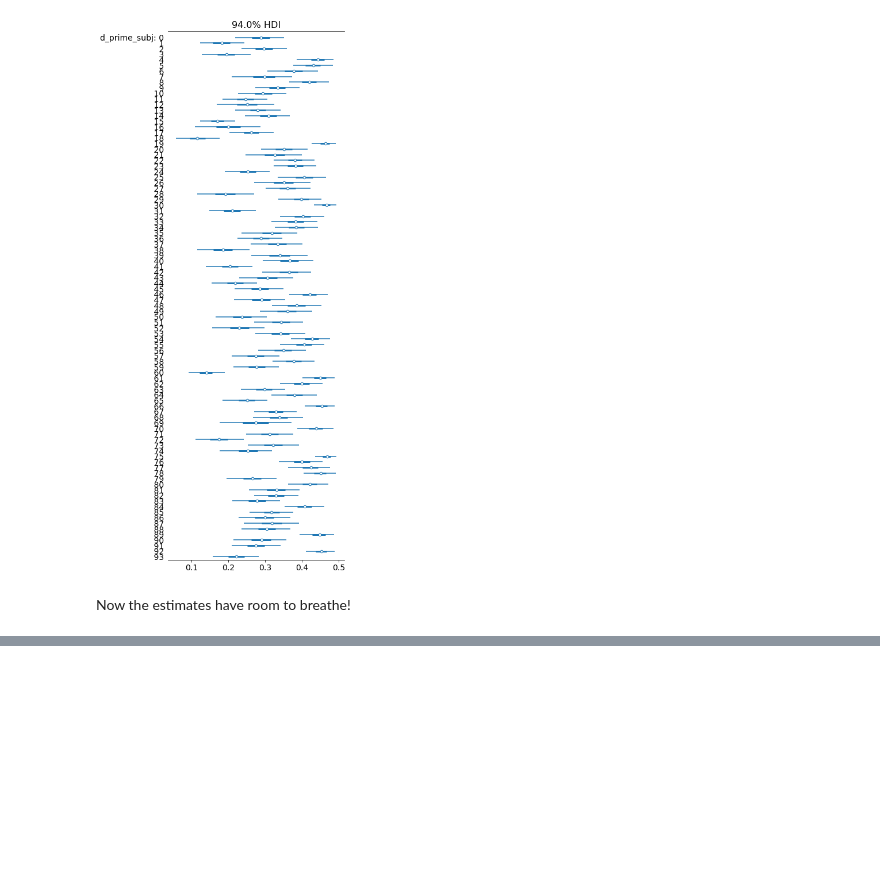
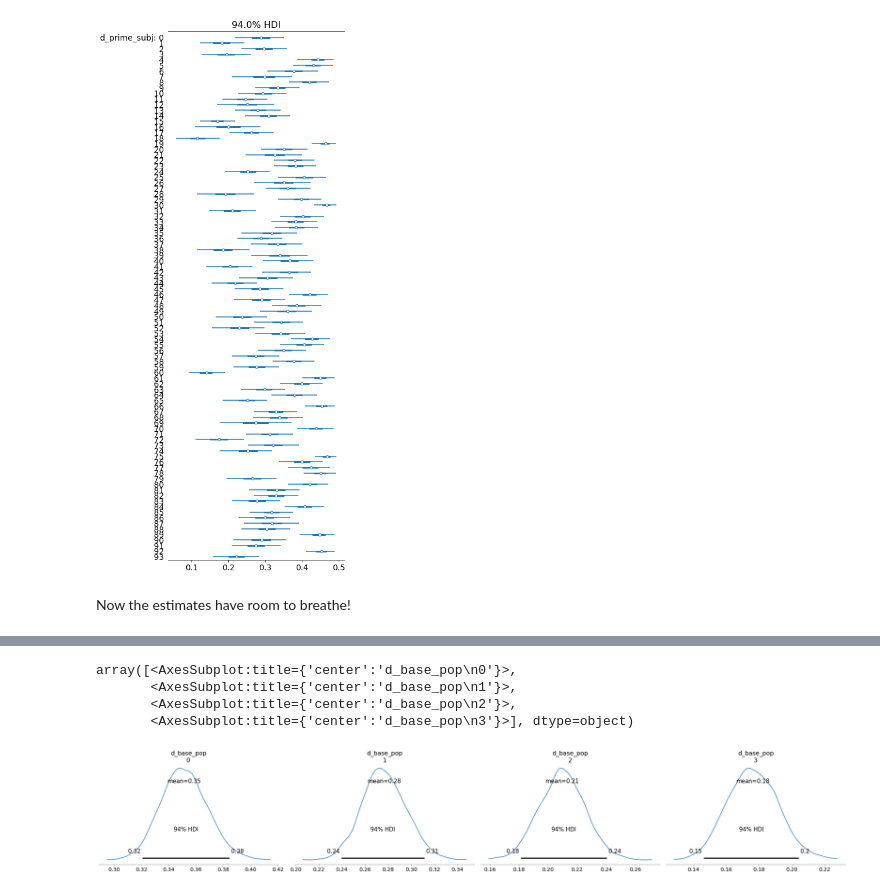
Before and after one commit to derekpowell/probjudge, a Jupyter notebook: exp1-modeling.ipynb, the cells around one changed output, grey strips where cells are left out. Drawn from its saved outputs; the diff is of its cells as text; code cells hidden in the pictures; blank space fills up the shorter version.

```diff
--- a/exp1-modeling.ipynb
+++ b/exp1-modeling.ipynb
@@ -558,0 +683,8 @@ Now the estimates have room to breathe!
+# %%
+az.plot_posterior(az_test, var_names = ["d_base_pop"], transform=lambda x: np.exp(-np.logaddexp(0, -x))/2.)
+# %% [output]
+array([<AxesSubplot:title={'center':'d_base_pop\n0'}>,
+       <AxesSubplot:title={'center':'d_base_pop\n1'}>,
+       <AxesSubplot:title={'center':'d_base_pop\n2'}>,
+       <AxesSubplot:title={'center':'d_base_pop\n3'}>], dtype=object)
+[figure, added]
```
Also changed, not shown: parts of 9 cells of this notebook, 6 other files.
